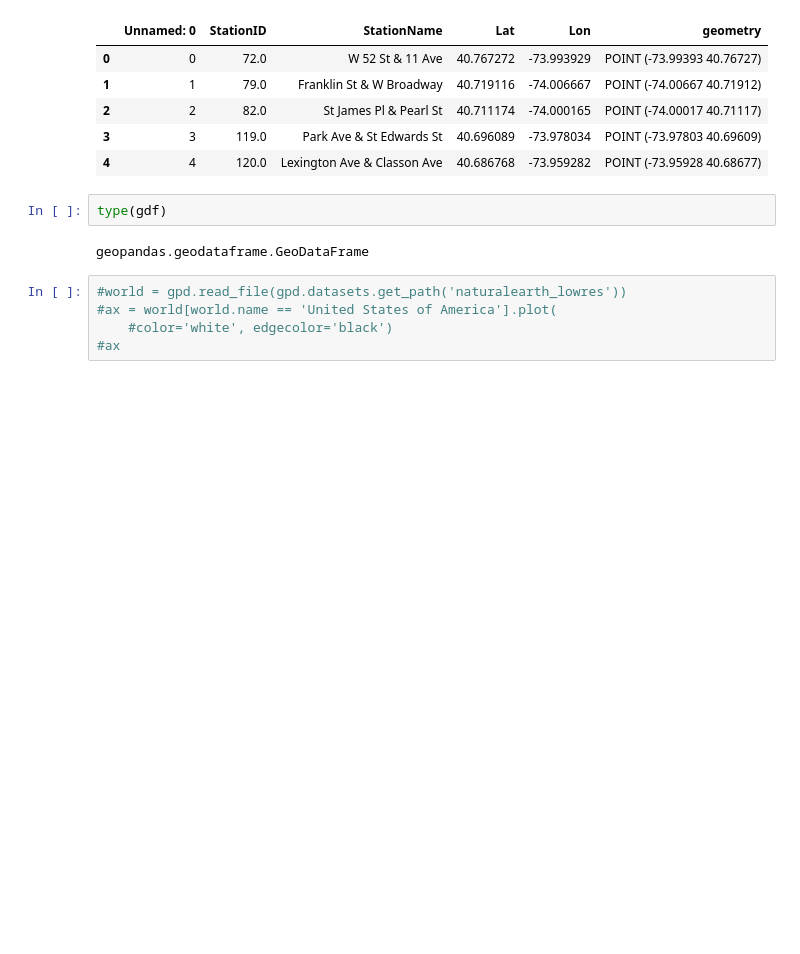
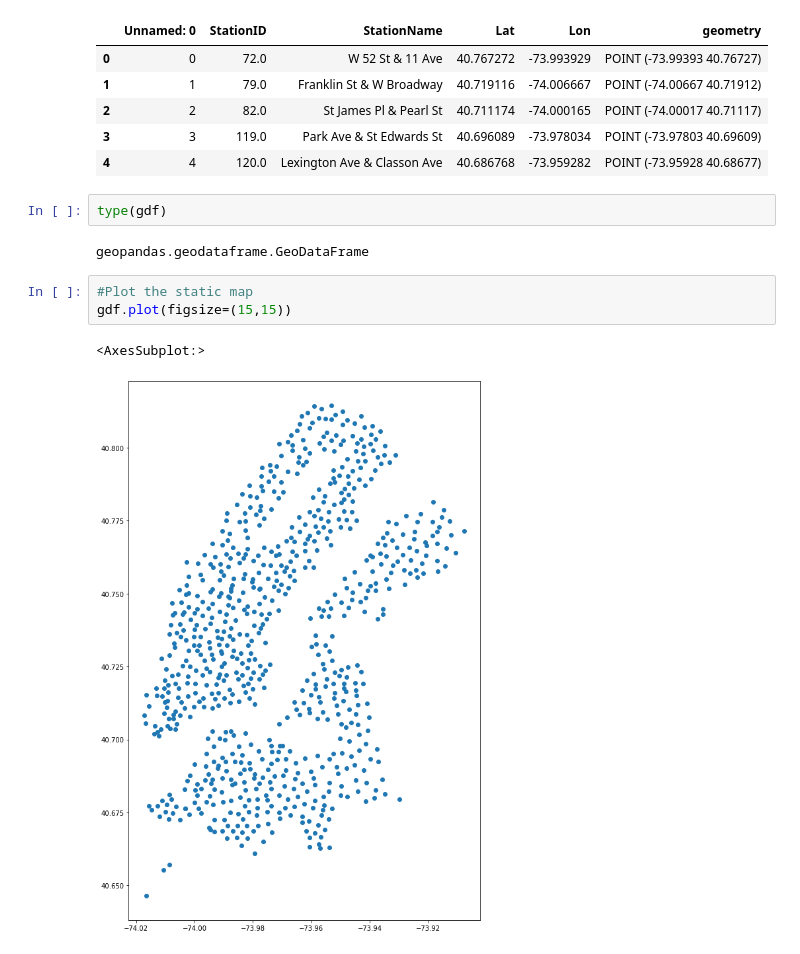
Before and after one commit to tokoth/Bike-mapping, a Jupyter notebook: data/Working_Notebook.ipynb, the cells around one changed output. Drawn from its saved outputs; the diff is of its cells as text; blank space fills up the shorter version.

Commit message:
Static map test

```diff
--- a/data/Working_Notebook.ipynb
+++ b/data/Working_Notebook.ipynb
@@ -81,7 +81,8 @@ type(gdf)
 # %% [output]
 geopandas.geodataframe.GeoDataFrame
 # %%
-#world = gpd.read_file(gpd.datasets.get_path('naturalearth_lowres'))
-#ax = world[world.name == 'United States of America'].plot(
-    #color='white', edgecolor='black')
-#ax
+#Plot the static map
+gdf.plot(figsize=(15,15))
+# %% [output]
+<AxesSubplot:>
+[figure, added]
```
Also changed, not shown: parts of 1 cell of this notebook.
